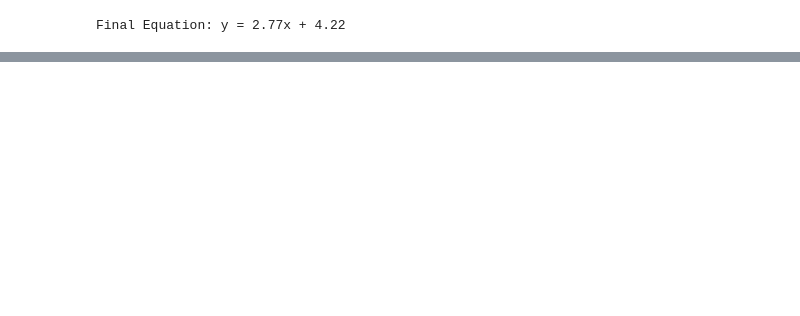
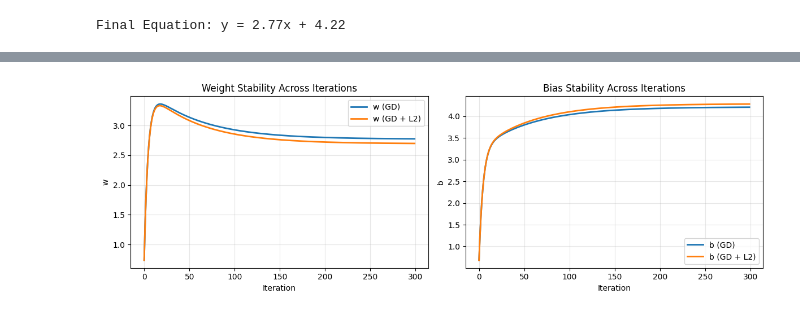
Before and after one commit to LakshyaAhlawat/ML-LABS, a Jupyter notebook: lab4/task.ipynb, the cells around one changed output, grey strips where cells are left out. Drawn from its saved outputs; the diff is of its cells as text; code cells hidden in the pictures; blank space fills up the shorter version.

```diff
--- a/lab4/task.ipynb
+++ b/lab4/task.ipynb
@@ -57,0 +168,13 @@ Final Equation: y = 2.77x + 4.22
+# %%
+lambda_l2 = 1.0
+w_ridge, b_ridge, loss_ridge, w_hist_ridge, b_hist_ridge = train_linear_gd(
+    X, y, lr=0.05, epochs=300, l2_lambda=lambda_l2
+)
+
+y_pred_ridge = w_ridge * X + b_ridge
+mse_ridge = mean_squared_error(y, y_pred_ridge)
+r2_ridge = r2_score(y, y_pred_ridge)
+
+print(f"Ridge-GD Equation: y = {w_ridge:.2f}x + {b_ridge:.2f}")
+print(f"Ridge-GD MSE: {mse_ridge:.4f}")
+print(f"Ridge-GD R2 : {r2_ridge:.4f}")
@@ -57,0 +230,23 @@ Final Equation: y = 2.77x + 4.22
+# %%
+fig, ax = plt.subplots(1, 2, figsize=(12, 4))
+
+ax[0].plot(w_hist_gd, label="w (GD)", linewidth=2)
+ax[0].plot(w_hist_ridge, label="w (GD + L2)", linewidth=2)
+ax[0].set_title("Weight Stability Across Iterations")
+ax[0].set_xlabel("Iteration")
+ax[0].set_ylabel("w")
+ax[0].legend()
+ax[0].grid(alpha=0.3)
+
+ax[1].plot(b_hist_gd, label="b (GD)", linewidth=2)
+ax[1].plot(b_hist_ridge, label="b (GD + L2)", linewidth=2)
+ax[1].set_title("Bias Stability Across Iterations")
+ax[1].set_xlabel("Iteration")
+ax[1].set_ylabel("b")
+ax[1].legend()
+ax[1].grid(alpha=0.3)
+
+plt.tight_layout()
+plt.show()
+# %% [output]
+[figure, added]
```
Also changed, not shown: parts of 23 cells of this notebook, 18 other files.
